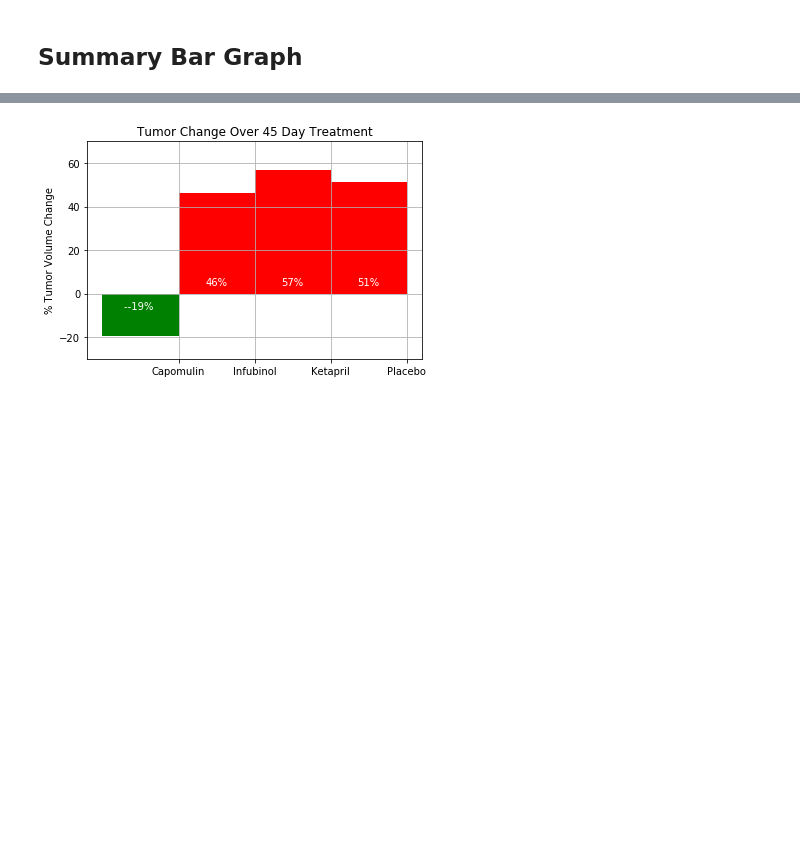
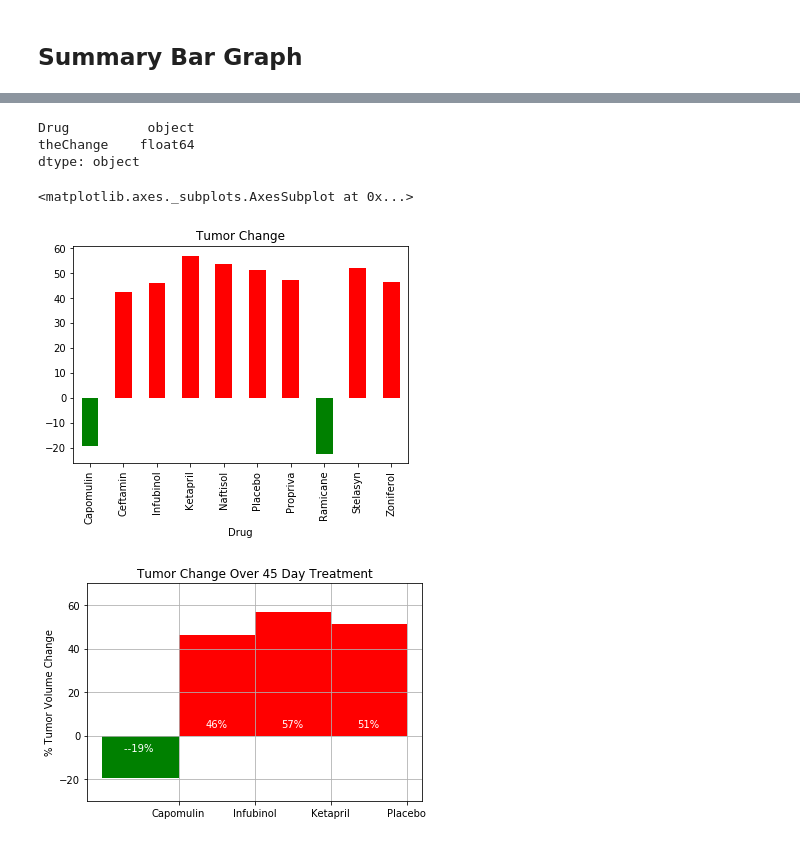
Before and after one commit to ghteds/homework, a Jupyter notebook: hwmatplotlib/pymaceuticals_starter.ipynb, the cells around one changed output, grey strips where cells are left out. Drawn from its saved outputs; the diff is of its cells as text; code cells hidden in the pictures; blank space fills up the shorter version.

```diff
--- a/hwmatplotlib/pymaceuticals_starter.ipynb
+++ b/hwmatplotlib/pymaceuticals_starter.ipynb
@@ -364,0 +361,4 @@ dtype: float64
+# %%
+drugAndEndDf=pd.DataFrame(drugAndEnd, columns=['Drug','theEnd'])
+drugAndEndDf
+#%change=endsize-startsize/startsize
@@ -365,3 +377,26 @@ dtype: float64
+# %%
+#%change=endsize-startsize/startsize
+percentChange=(drugAndEndDf['theEnd']-45)/45*100
+# %%
+percentChangeList=list(zip(drugAndEndDf['Drug'],percentChange))
+percentChangeDf=pd.DataFrame(percentChangeList, columns=['Drug','theChange'])
+percentChangeDf.dtypes
+# %% [output]
+Drug          object
+theChange    float64
+dtype: object
+# %%
+# mask1=y>0
+# mask2=y<0
+
+theColors = np.where(percentChangeDf['theChange']<0,'g','r')
+
+percentChangeDf.plot(kind='bar',x='Drug',
+                     y='theChange', legend=False,
+                     title="Tumor Change", color=theColors)
+# %% [output]
+<matplotlib.axes._subplots.AxesSubplot at 0x...>
+[figure, added]
 # %%
 # Store all Relevant Percent Changes into a Tuple
 
```
Also changed, not shown: parts of 4 cells of this notebook.
